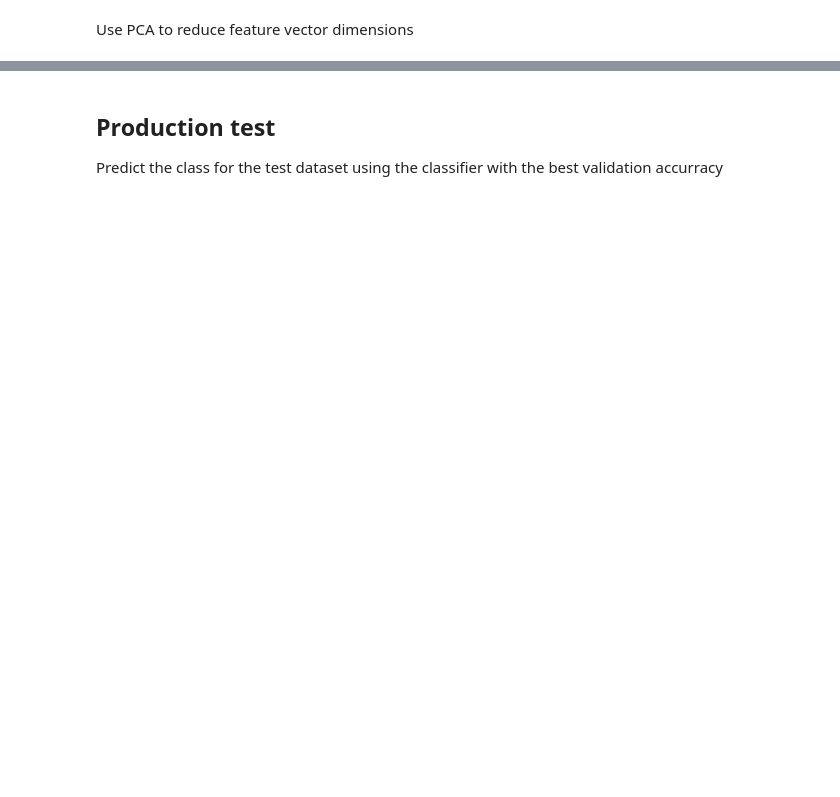
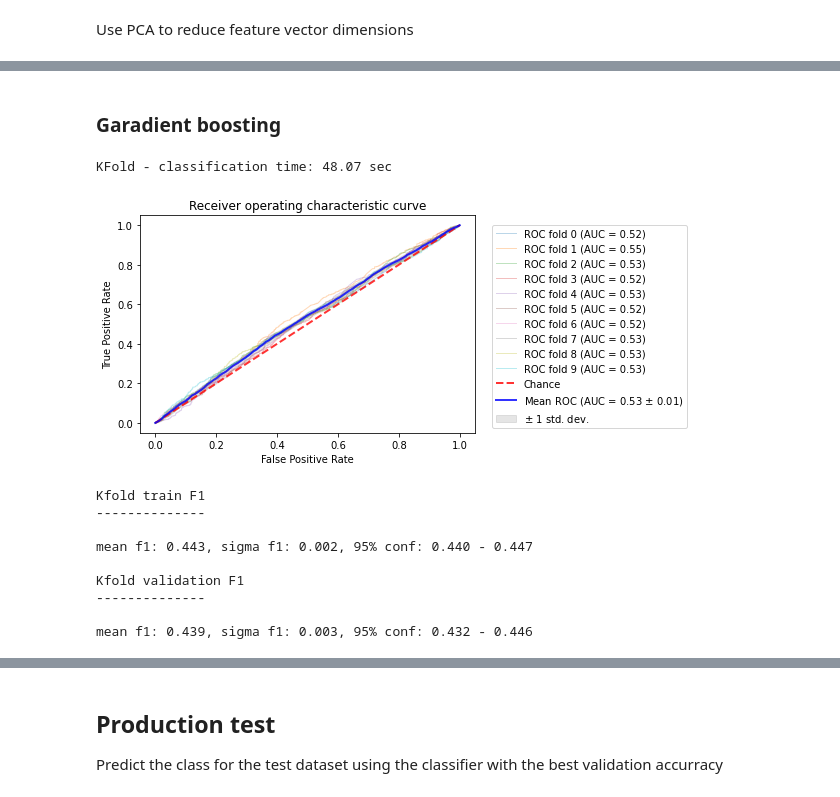
Before and after one commit to MatthewZid/ErgasiaML, a Jupyter notebook: src/personalityML.ipynb, the cells around one changed output, grey strips where cells are left out. Cells and saved outputs as stored; diff of their text form; code cells hidden in the pictures; blank space fills up the shorter version.

Commit message:
added roc and classifiers

```diff
--- a/src/personalityML.ipynb
+++ b/src/personalityML.ipynb
@@ -850,0 +667,20 @@ mean f1: 0.458, sigma f1: 0.020, 95% conf: 0.417 - 0.498
+# %% [markdown]
+### Garadient boosting
+# %%
+from sklearn.ensemble import GradientBoostingClassifier
+
+del clf
+clf = GradientBoostingClassifier(max_depth=3)
+clf_kfold(X_train, y_train, clf)
+# %% [output]
+KFold - classification time: 48.07 sec
+[figure, added]
+Kfold train F1
+--------------
+
+mean f1: 0.443, sigma f1: 0.002, 95% conf: 0.440 - 0.447
+
+Kfold validation F1
+--------------
+
+mean f1: 0.439, sigma f1: 0.003, 95% conf: 0.432 - 0.446
```
Also changed, not shown: parts of 29 cells of this notebook.
